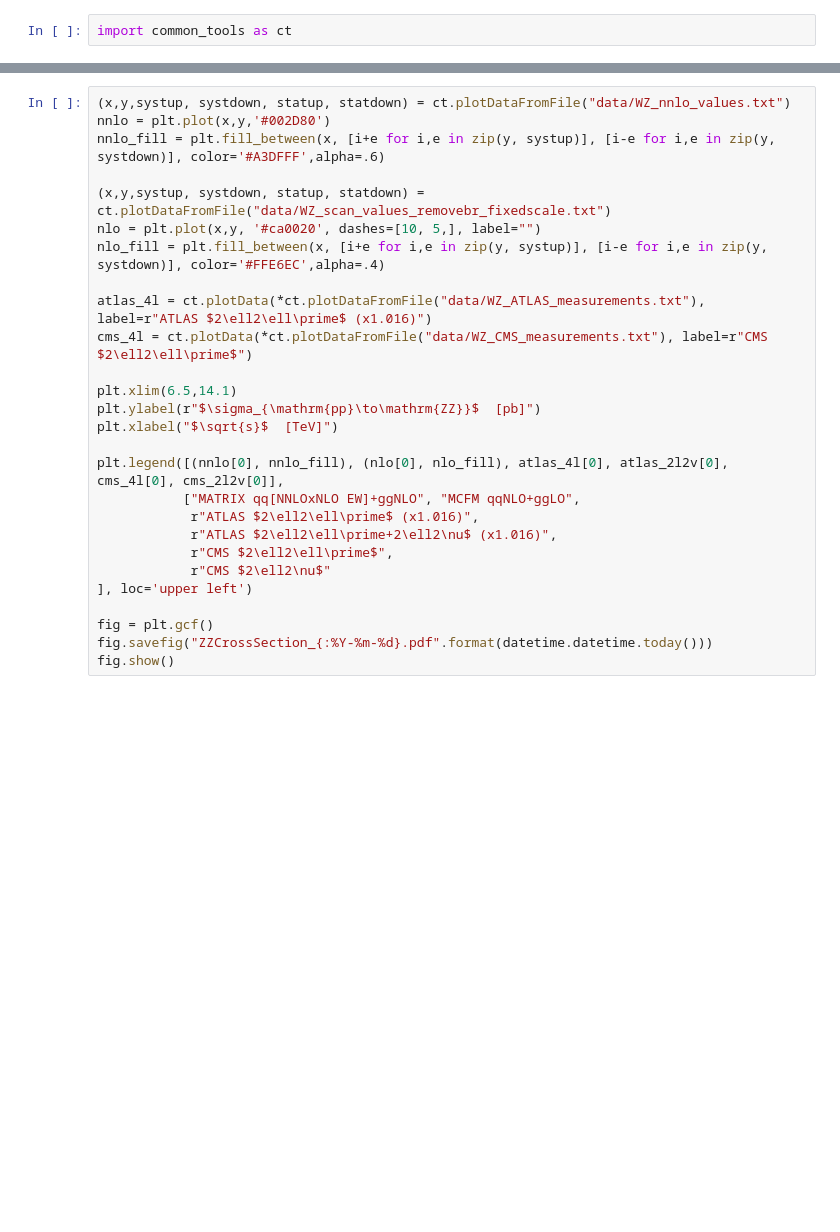
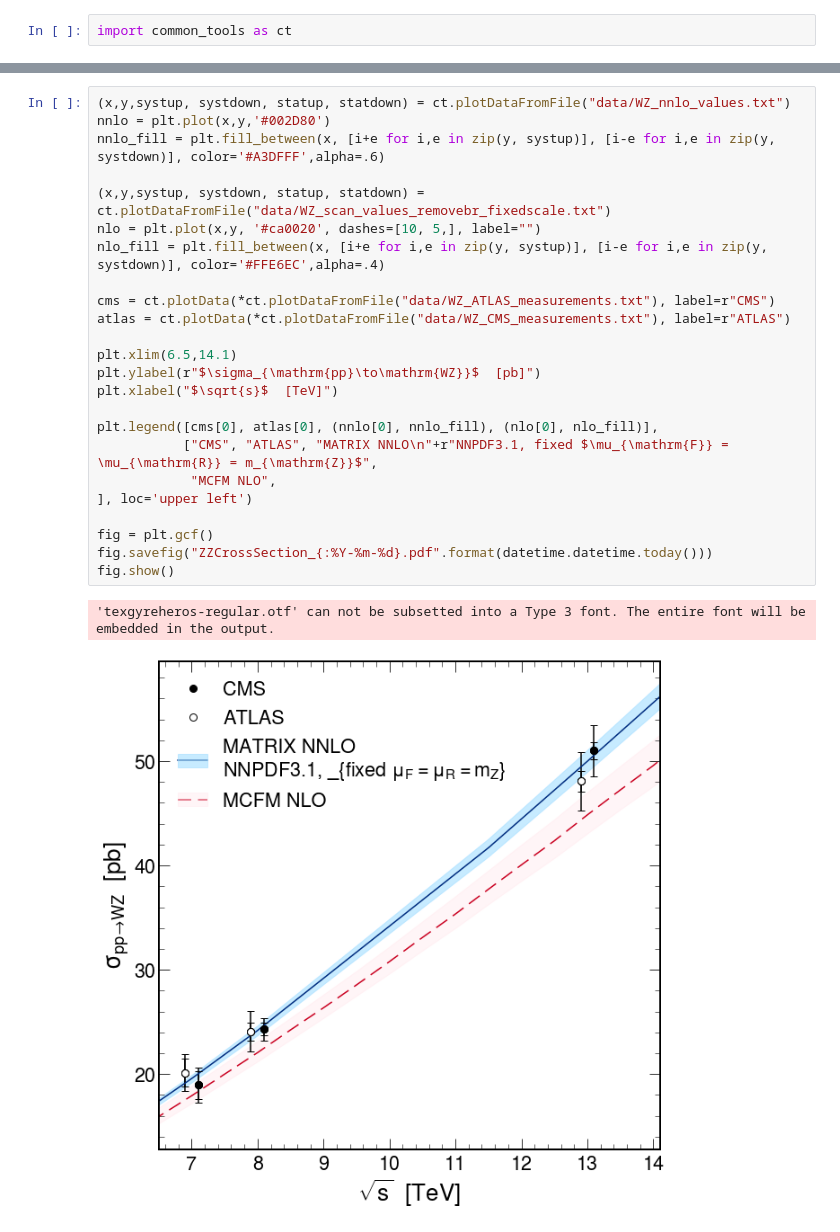
Before and after one commit to kdlong/DibosonXSecPlots, a Jupyter notebook: xsecVsSqrtS.ipynb, the cells around one changed output, grey strips where cells are left out. Cells and saved outputs as stored; diff of their text form; blank space fills up the shorter version.

```diff
--- a/xsecVsSqrtS.ipynb
+++ b/xsecVsSqrtS.ipynb
@@ -72,27 +74,27 @@ Substituting with a symbol from Computer Modern.
 # %%
 (x,y,systup, systdown, statup, statdown) = ct.plotDataFromFile("data/WZ_nnlo_values.txt")
 nnlo = plt.plot(x,y,'#002D80')
 nnlo_fill = plt.fill_between(x, [i+e for i,e in zip(y, systup)], [i-e for i,e in zip(y, systdown)], color='#A3DFFF',alpha=.6)
 
 (x,y,systup, systdown, statup, statdown) = ct.plotDataFromFile("data/WZ_scan_values_removebr_fixedscale.txt")
 nlo = plt.plot(x,y, '#ca0020', dashes=[10, 5,], label="")
 nlo_fill = plt.fill_between(x, [i+e for i,e in zip(y, systup)], [i-e for i,e in zip(y, systdown)], color='#FFE6EC',alpha=.4)
 
-atlas_4l = ct.plotData(*ct.plotDataFromFile("data/WZ_ATLAS_measurements.txt"), label=r"ATLAS $2\ell2\ell\prime$ (x1.016)")
-cms_4l = ct.plotData(*ct.plotDataFromFile("data/WZ_CMS_measurements.txt"), label=r"CMS $2\ell2\ell\prime$")
+cms = ct.plotData(*ct.plotDataFromFile("data/WZ_ATLAS_measurements.txt"), label=r"CMS")
+atlas = ct.plotData(*ct.plotDataFromFile("data/WZ_CMS_measurements.txt"), label=r"ATLAS")
 
 plt.xlim(6.5,14.1)
-plt.ylabel(r"$\sigma_{\mathrm{pp}\to\mathrm{ZZ}}$  [pb]")
+plt.ylabel(r"$\sigma_{\mathrm{pp}\to\mathrm{WZ}}$  [pb]")
 plt.xlabel("$\sqrt{s}$  [TeV]")
 
-plt.legend([(nnlo[0], nnlo_fill), (nlo[0], nlo_fill), atlas_4l[0], atlas_2l2v[0], cms_4l[0], cms_2l2v[0]],
-           ["MATRIX qq[NNLOxNLO EW]+ggNLO", "MCFM qqNLO+ggLO",
-            r"ATLAS $2\ell2\ell\prime$ (x1.016)",
-            r"ATLAS $2\ell2\ell\prime+2\ell2\nu$ (x1.016)",
-            r"CMS $2\ell2\ell\prime$",
-            r"CMS $2\ell2\nu$"
+plt.legend([cms[0], atlas[0], (nnlo[0], nnlo_fill), (nlo[0], nlo_fill)],
+           ["CMS", "ATLAS", "MATRIX NNLO\n"+r"NNPDF3.1, fixed $\mu_{\mathrm{F}} = \mu_{\mathrm{R}} = m_{\mathrm{Z}}$",
+            "MCFM NLO",
 ], loc='upper left')
 
 fig = plt.gcf()
 fig.savefig("ZZCrossSection_{:%Y-%m-%d}.pdf".format(datetime.datetime.today()))
 fig.show()
+# %% [output]
+'texgyreheros-regular.otf' can not be subsetted into a Type 3 font. The entire font will be embedded in the output.
+[figure, added]
```
Also changed, not shown: parts of 1 cell of this notebook, 3 other files.
